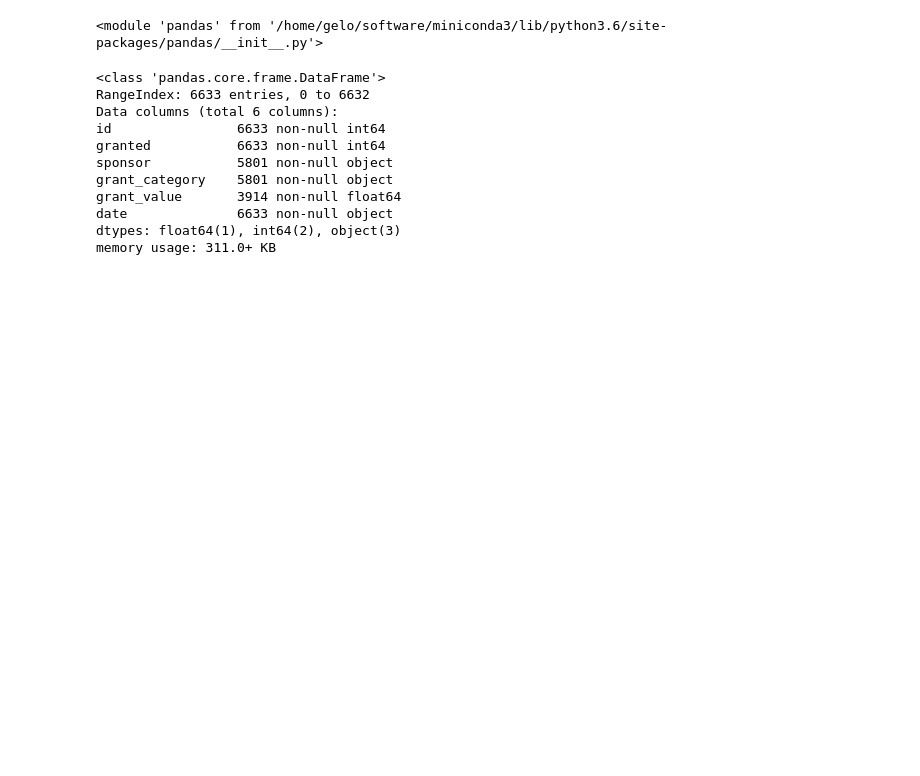
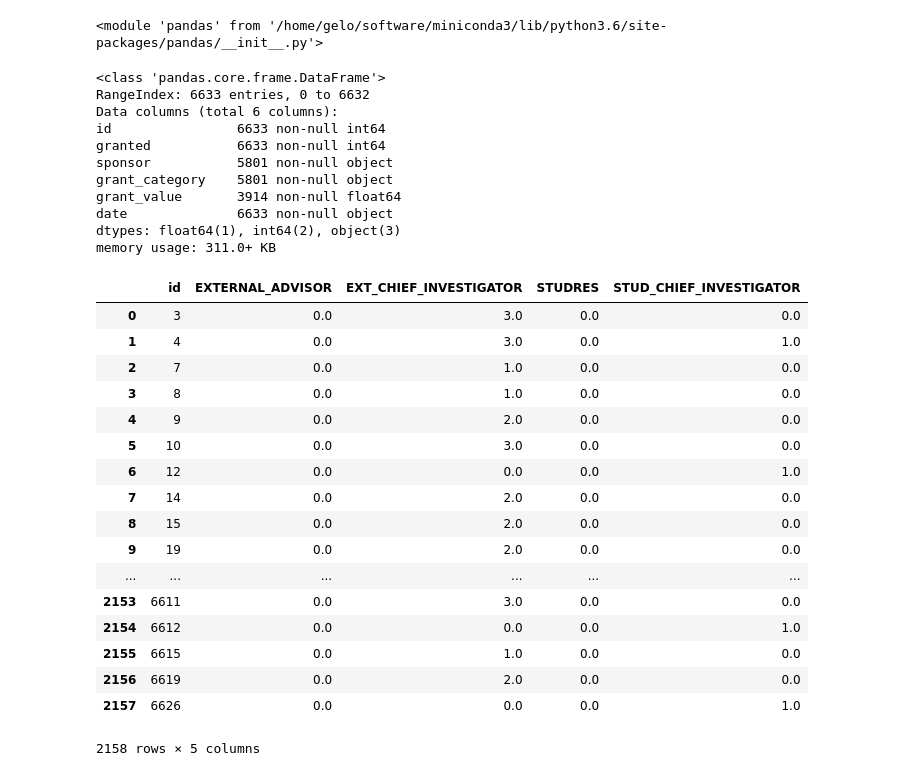
Before and after one commit to diegoami/DSRetreat_Melbourne_DIOLEM, a Jupyter notebook: scripts/o_process_apps.ipynb, the cells around one changed output. Saved outputs shown, nothing was run; the diff lists cells and outputs as text; code cells hidden in the pictures; blank space fills up the shorter version.

```diff
--- a/scripts/o_process_apps.ipynb
+++ b/scripts/o_process_apps.ipynb
@@ -250,3 +250,30 @@ grant_value       3914 non-null float64
 date              6633 non-null object
 dtypes: float64(1), int64(2), object(3)
 memory usage: 311.0+ KB
+# %%
+base = '../data/'
+path = 'train_externals_raw.csv'
+apps = pd.read_csv(os.path.join(base,path), low_memory=False)
+# %%
+apps.fillna(0, inplace=True)
+# %%
+apps
+# %% [output]
+|  | id | EXTERNAL_ADVISOR | EXT_CHIEF_INVESTIGATOR | STUDRES | STUD_CHIEF_INVESTIGATOR |
+| 0 | 3 | 0.0 | 3.0 | 0.0 | 0.0 |
+| 1 | 4 | 0.0 | 3.0 | 0.0 | 1.0 |
+| 2 | 7 | 0.0 | 1.0 | 0.0 | 0.0 |
+| 3 | 8 | 0.0 | 1.0 | 0.0 | 0.0 |
+| 4 | 9 | 0.0 | 2.0 | 0.0 | 0.0 |
+| 5 | 10 | 0.0 | 3.0 | 0.0 | 0.0 |
+| 6 | 12 | 0.0 | 0.0 | 0.0 | 1.0 |
+| 7 | 14 | 0.0 | 2.0 | 0.0 | 0.0 |
+| 8 | 15 | 0.0 | 2.0 | 0.0 | 0.0 |
+| 9 | 19 | 0.0 | 2.0 | 0.0 | 0.0 |
+| ... | ... | ... | ... | ... | ... |
+| 2153 | 6611 | 0.0 | 3.0 | 0.0 | 0.0 |
+| 2154 | 6612 | 0.0 | 0.0 | 0.0 | 1.0 |
+| 2155 | 6615 | 0.0 | 1.0 | 0.0 | 0.0 |
+| 2156 | 6619 | 0.0 | 2.0 | 0.0 | 0.0 |
+| 2157 | 6626 | 0.0 | 0.0 | 0.0 | 1.0 |
+2158 rows × 5 columns
```
Also changed, not shown: 3 other files.
